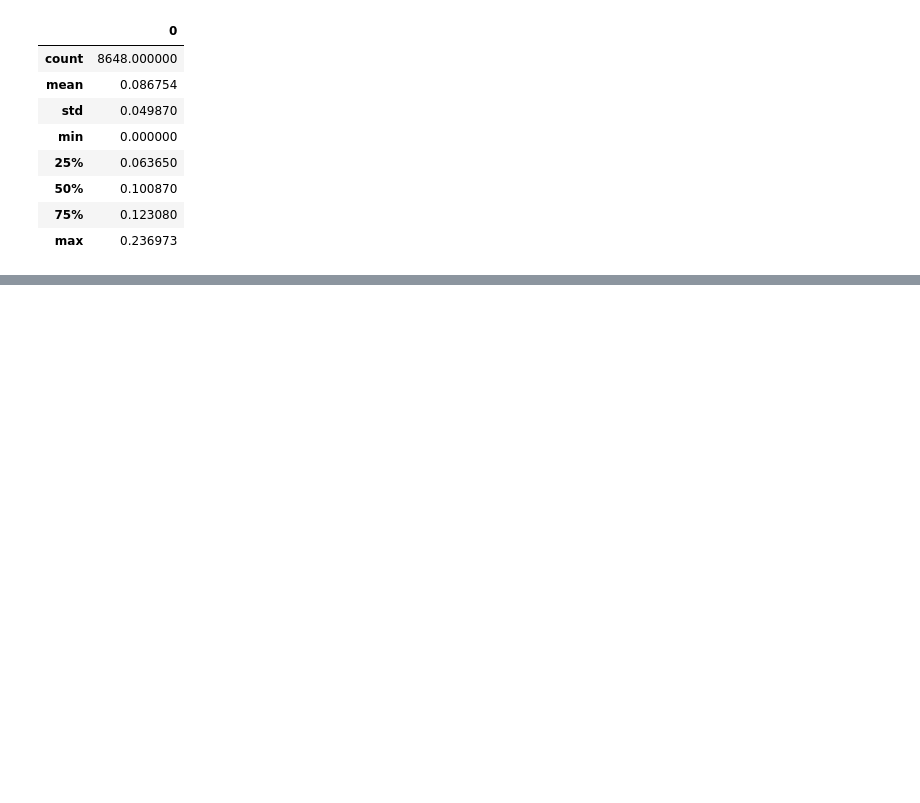
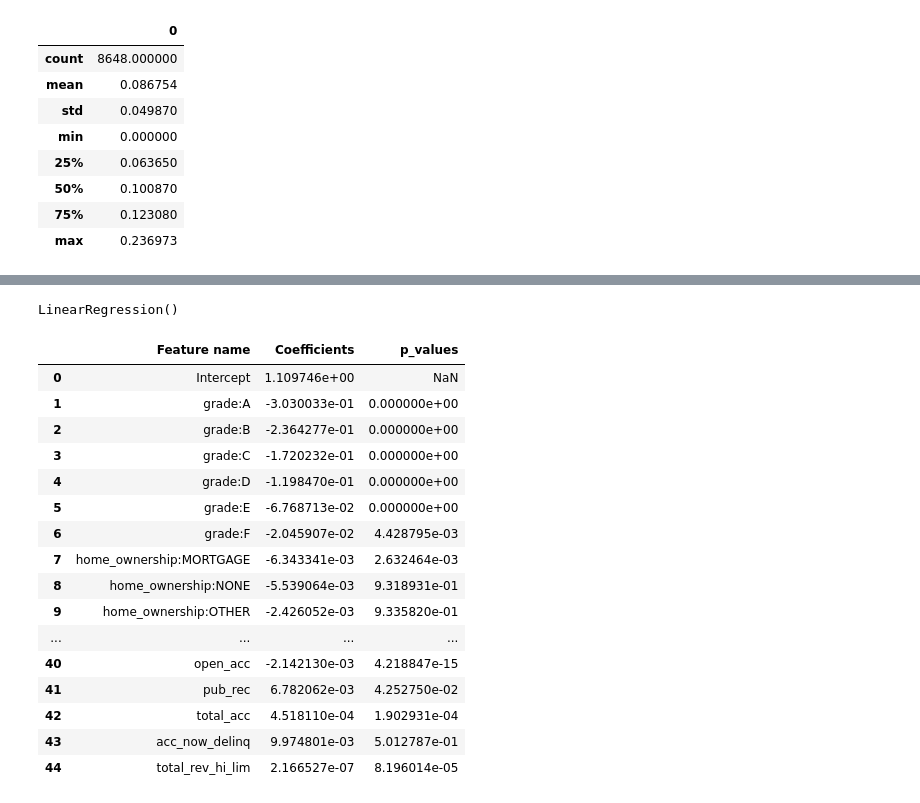
Before and after one commit to dcgkpindiastudy/CreditRiskModelingInPython, a Jupyter notebook: Src/Credit Risk Modeling - LGD and EAD Models.ipynb, the cells around one changed output, grey strips where cells are left out. Saved outputs shown, nothing was run; the diff lists cells and outputs as text; code cells hidden in the pictures; blank space fills up the shorter version.

```diff
--- a/Src/Credit Risk Modeling - LGD and EAD Models.ipynb
+++ b/Src/Credit Risk Modeling - LGD and EAD Models.ipynb
@@ -874,0 +904,54 @@ pd.DataFrame(y_hat_test_lgd).describe()
+# %%
+ead_inputs_train = ead_inputs_train[features_all]
+# Here we keep only the variables we need for the model.
+# %%
+ead_inputs_train = ead_inputs_train.drop(features_reference_cat, axis = 1)
+# Here we remove the dummy variable reference categories.
+# %%
+reg_ead = LinearRegression()
+# We create an instance of an object from the 'LogisticRegression' class.
+reg_ead.fit(ead_inputs_train, ead_targets_train)
+# Estimates the coefficients of the object from the 'LogisticRegression' class
+# with inputs (independent variables) contained in the first dataframe
+# and targets (dependent variables) contained in the second dataframe.
+# %% [output]
+LinearRegression()
+# %%
+feature_name = ead_inputs_train.columns.values
+# %%
+summary_table = pd.DataFrame(columns = ['Feature name'], data = feature_name)
+# Creates a dataframe with a column titled 'Feature name' and row values contained in the 'feature_name' variable.
+summary_table['Coefficients'] = np.transpose(reg_ead.coef_)
+# Creates a new column in the dataframe, called 'Coefficients',
+# with row values the transposed coefficients from the 'LogisticRegression' object.
+summary_table.index = summary_table.index + 1
+# Increases the index of every row of the dataframe with 1.
+summary_table.loc[0] = ['Intercept', reg_ead.intercept_]
+# Assigns values of the row with index 0 of the dataframe.
+summary_table = summary_table.sort_index()
+# Sorts the dataframe by index.
+p_values = reg_ead.p
+# We take the result of the newly added method 'p_values' and store it in a variable 'p_values'.
+p_values = np.append(np.nan,np.array(p_values))
+# We add the value 'NaN' in the beginning of the variable with p-values.
+summary_table['p_values'] = p_values
+# In the 'summary_table' dataframe, we add a new column, called 'p_values', containing the values from the 'p_values' variable.
+summary_table
+# %% [output]
+|  | Feature name | Coefficients | p_values |
+| 0 | Intercept | 1.109746e+00 | NaN |
+| 1 | grade:A | -3.030033e-01 | 0.000000e+00 |
+| 2 | grade:B | -2.364277e-01 | 0.000000e+00 |
+| 3 | grade:C | -1.720232e-01 | 0.000000e+00 |
+| 4 | grade:D | -1.198470e-01 | 0.000000e+00 |
+| 5 | grade:E | -6.768713e-02 | 0.000000e+00 |
+| 6 | grade:F | -2.045907e-02 | 4.428795e-03 |
+| 7 | home_ownership:MORTGAGE | -6.343341e-03 | 2.632464e-03 |
+| 8 | home_ownership:NONE | -5.539064e-03 | 9.318931e-01 |
+| 9 | home_ownership:OTHER | -2.426052e-03 | 9.335820e-01 |
+| ... | ... | ... | ... |
+| 40 | open_acc | -2.142130e-03 | 4.218847e-15 |
+| 41 | pub_rec | 6.782062e-03 | 4.252750e-02 |
+| 42 | total_acc | 4.518110e-04 | 1.902931e-04 |
+| 43 | acc_now_delinq | 9.974801e-03 | 5.012787e-01 |
+| 44 | total_rev_hi_lim | 2.166527e-07 | 8.196014e-05 |
```
Also changed, not shown: parts of 4 cells of this notebook.
